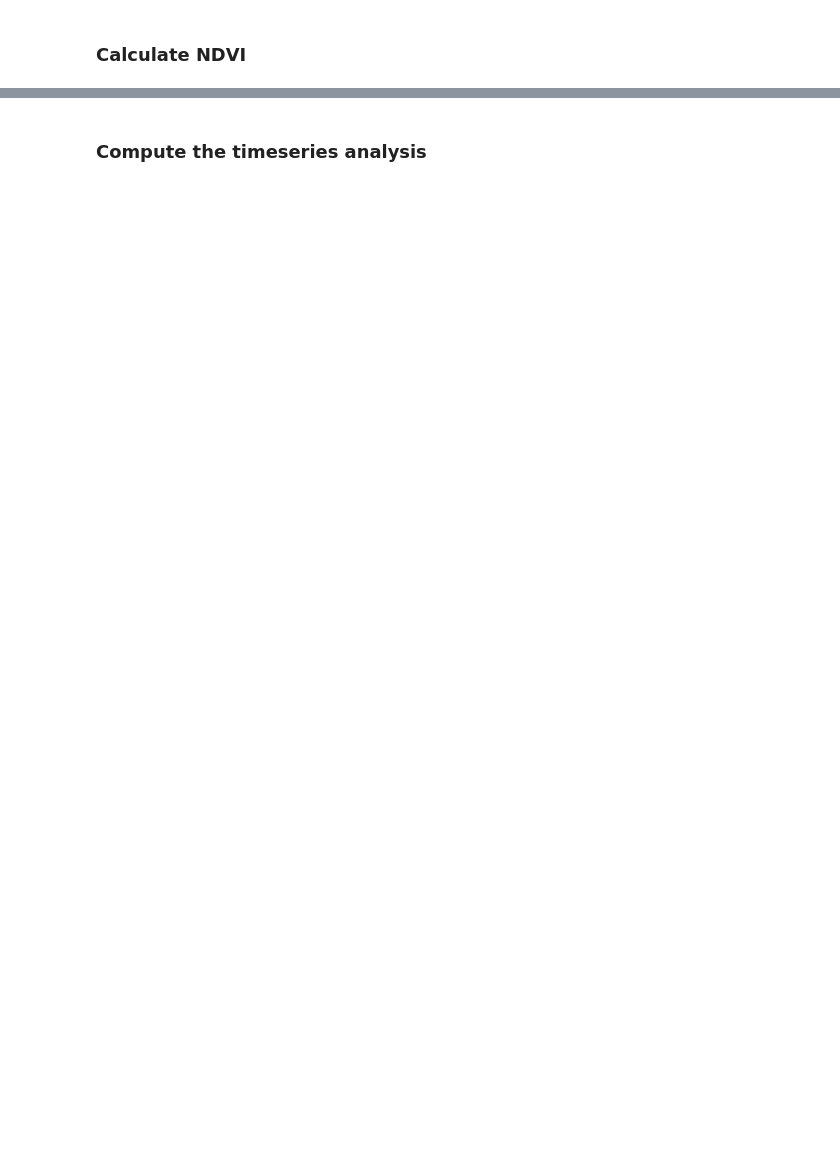
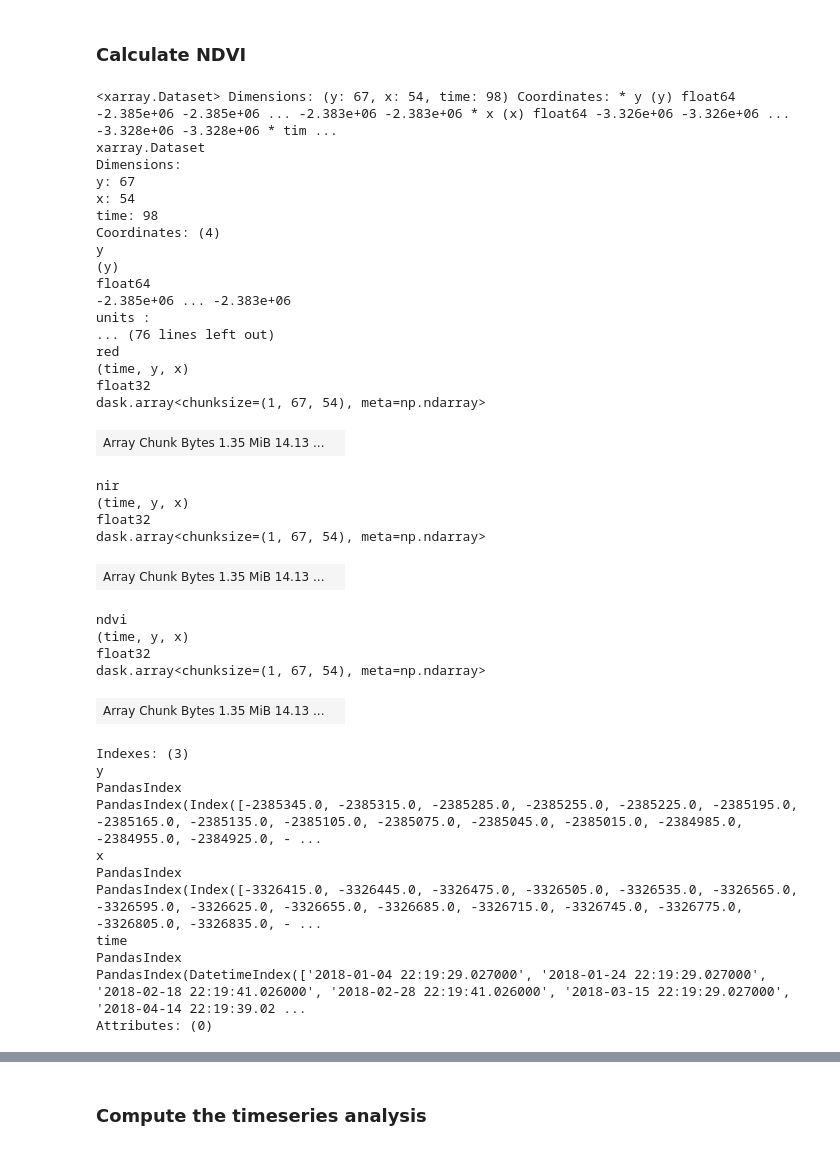
Before and after one commit to digitalearthpacific/DigitalEarthPacific, a Jupyter notebook: notebooks/dev/TimeSeries-ODC.ipynb, the cells around one changed output, grey strips where cells are left out. Saved outputs shown, nothing was run; the diff lists cells and outputs as text; code cells hidden in the pictures; blank space fills up the shorter version.

```diff
--- a/notebooks/dev/TimeSeries-ODC.ipynb
+++ b/notebooks/dev/TimeSeries-ODC.ipynb
@@ -88,8 +87,62 @@ spatial_ref
 # %% [markdown]
 ### Calculate NDVI
 # %%
-def sr(band):
-    return (2.75e-5 * band) - 0.2
+# Crop the Xarray to the area of interest
+minx, miny, maxx, maxy = area_of_interest.to_crs(ds.odc.crs.to_epsg()).total_bounds
+ds_clipped = ds.rio.clip_box(minx=minx, miny=miny, maxx=maxx, maxy=maxy)
 
-ds["red"] = sr(ds["red"])
-ds["nir"] = sr(ds["nir"])
+# Mask out by the geometry of the field
+mask = xr_rasterize(area_of_interest, ds_clipped)
+ds_clipped = ds_clipped.where(mask)
+
+# Mask out nodata
+ds_clipped = ds_clipped.where(ds_clipped != 0)
+
+# Scale the values in place
+ds_clipped = ds_clipped * 2.75e-5 - 0.2
+ds_clipped
+
+# Calculate NDVI
+ds_clipped['ndvi'] = (ds_clipped["nir"] - ds_clipped["red"]) / (ds_clipped["nir"] + ds_clipped["red"])
+
+ds_clipped
+# %% [output]
+<xarray.Dataset> Dimensions: (y: 67, x: 54, time: 98) Coordinates: * y (y) float64 -2.385e+06 -2.385e+06 ... -2.383e+06 -2.383e+06 * x (x) float64 -3.326e+06 -3.326e+06 ... -3.328e+06 -3.328e+06 * tim ...
+xarray.Dataset
+Dimensions:
+y: 67
+x: 54
+time: 98
+Coordinates: (4)
+y
+(y)
+float64
+-2.385e+06 ... -2.383e+06
+units :
+... (76 lines left out)
+red
+(time, y, x)
+float32
+dask.array<chunksize=(1, 67, 54), meta=np.ndarray>
+| Array Chunk Bytes 1.35 MiB 14.13 ... |  |
+nir
+(time, y, x)
+float32
+dask.array<chunksize=(1, 67, 54), meta=np.ndarray>
+| Array Chunk Bytes 1.35 MiB 14.13 ... |  |
+ndvi
+(time, y, x)
+float32
+dask.array<chunksize=(1, 67, 54), meta=np.ndarray>
+| Array Chunk Bytes 1.35 MiB 14.13 ... |  |
+Indexes: (3)
+y
+PandasIndex
+PandasIndex(Index([-2385345.0, -2385315.0, -2385285.0, -2385255.0, -2385225.0, -2385195.0, -2385165.0, -2385135.0, -2385105.0, -2385075.0, -2385045.0, -2385015.0, -2384985.0, -2384955.0, -2384925.0, - ...
+x
+PandasIndex
+PandasIndex(Index([-3326415.0, -3326445.0, -3326475.0, -3326505.0, -3326535.0, -3326565.0, -3326595.0, -3326625.0, -3326655.0, -3326685.0, -3326715.0, -3326745.0, -3326775.0, -3326805.0, -3326835.0, - ...
+time
+PandasIndex
+PandasIndex(DatetimeIndex(['2018-01-04 22:19:29.027000', '2018-01-24 22:19:29.027000', '2018-02-18 22:19:41.026000', '2018-02-28 22:19:41.026000', '2018-03-15 22:19:29.027000', '2018-04-14 22:19:39.02 ...
+Attributes: (0)
```
Also changed, not shown: parts of 11 cells of this notebook.
